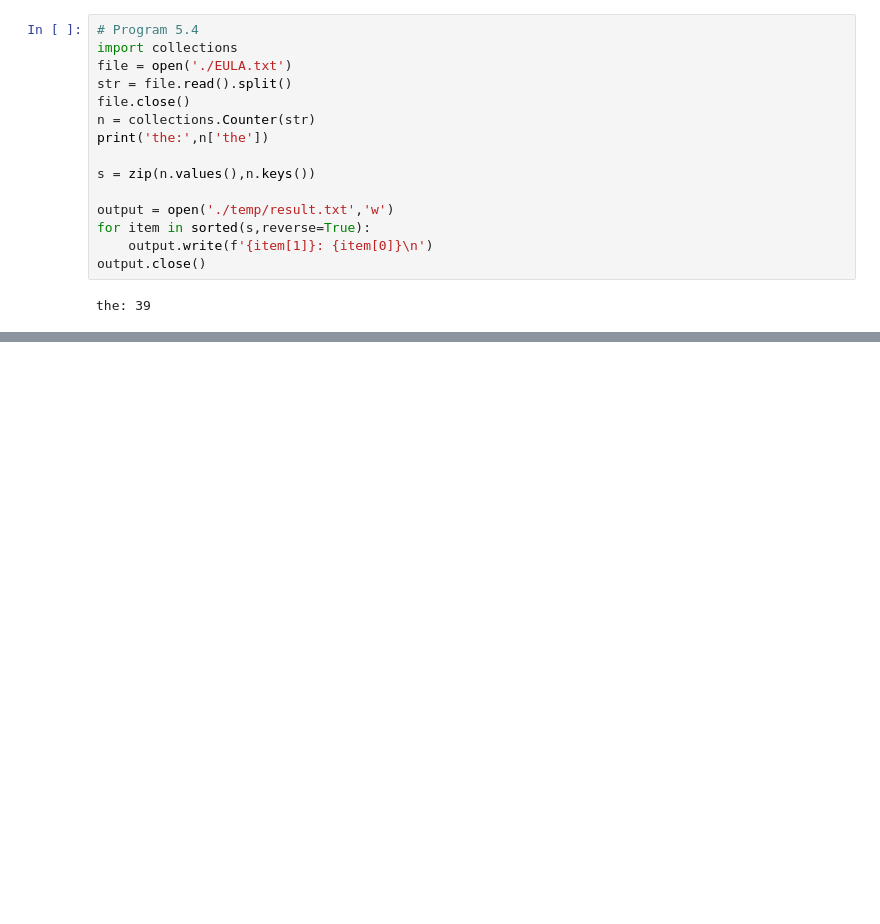
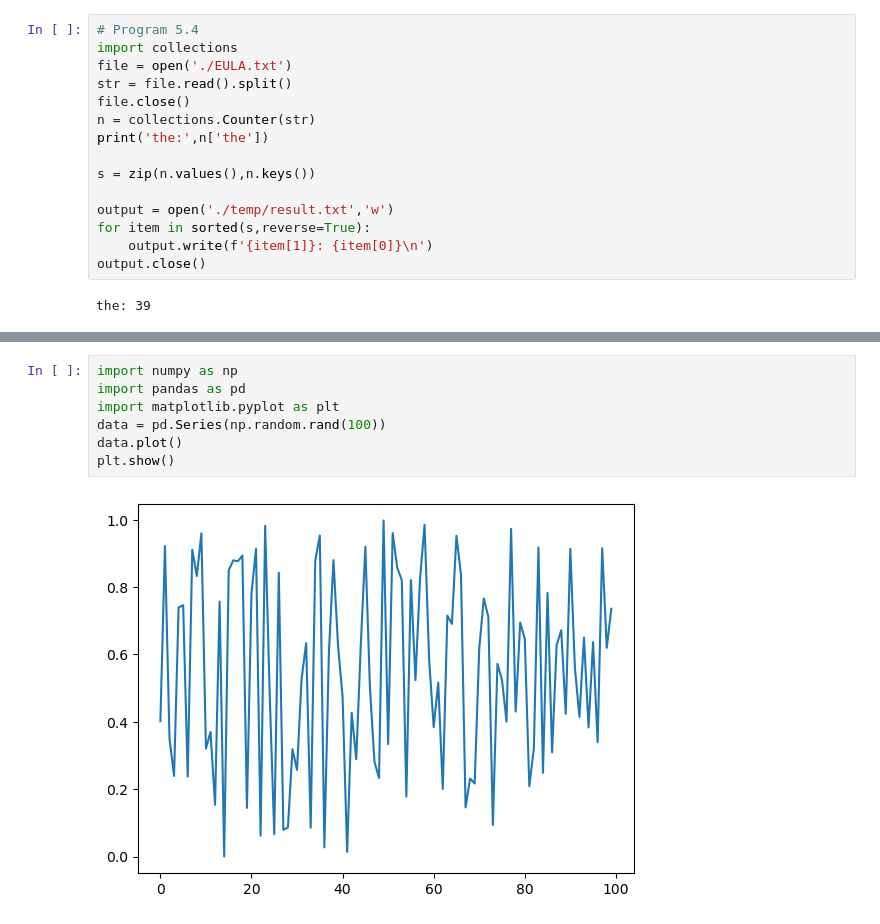
Before and after one commit to MemoryFactory/jupyter_basic, a Jupyter notebook: python_basic_exercises.ipynb, the cells around one changed output, grey strips where cells are left out. Cells and saved outputs as stored; diff of their text form; blank space fills up the shorter version.

```diff
--- a/python_basic_exercises.ipynb
+++ b/python_basic_exercises.ipynb
@@ -119,0 +126,9 @@ print(data['result'][1]['citynm'], data['result'][1]['days'], data['result'][1][
+# %%
+import numpy as np
+import pandas as pd
+import matplotlib.pyplot as plt
+data = pd.Series(np.random.rand(100))
+data.plot()
+plt.show()
+# %% [output]
+[figure, added]
```
Also changed, not shown: parts of 4 cells of this notebook.
